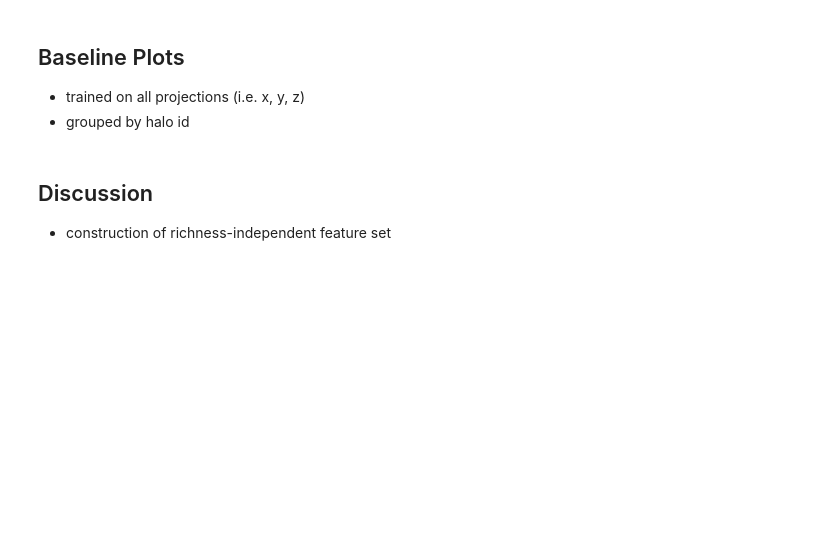
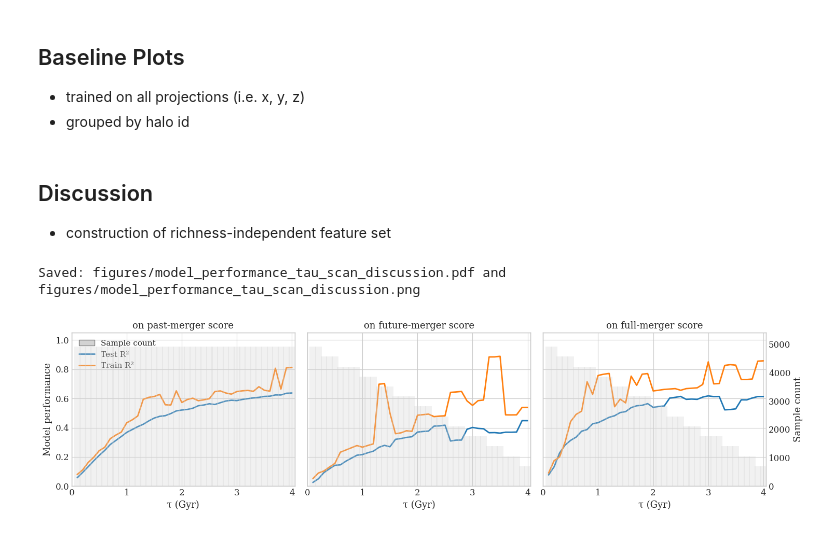
Before and after one commit to KK-cloudhub/merger_trace, a Jupyter notebook: notebooks/plot/plot_tau_scan.ipynb, the cells around one changed output. Saved outputs shown, nothing was run; the diff lists cells and outputs as text; code cells hidden in the pictures; blank space fills up the shorter version.

```diff
--- a/notebooks/plot/plot_tau_scan.ipynb
+++ b/notebooks/plot/plot_tau_scan.ipynb
@@ -438,9 +441,9 @@ def save_figure(fig, filename, dpi=300):
 # Load data
 base_path = "plot_data/phase-space/"
 files = {
-    "on past-merger score": base_path + "tau_scan_rotation_discussion_pre.csv",
-    "on future-merger score": base_path + "tau_scan_rotation_discussion_post.csv",
-    "on full-merger score": base_path + "tau_scan_rotation_discussion_all.csv"
+    "past-merger score": base_path + "tau_scan_rotation_discussion_pre.csv",
+    "future-merger score": base_path + "tau_scan_rotation_discussion_post.csv",
+    "full-merger score": base_path + "tau_scan_rotation_discussion_all.csv"
 }
 dfs = {label: pd.read_csv(path) for label, path in files.items()}
 
@@ -477,30 +480,33 @@ for i, (ax, (title, df)) in enumerate(zip(axes, dfs.items())):
 
 
     # Only last subplot shows ticks and label
     if i < 2:
         ax_bar.set_yticks([])
         ax_bar.set_ylabel("")
         ax_bar.tick_params(right=False)
     else:
         ax_bar.set_ylabel("Sample count")
 
     # Formatting
     ax.set_title(f"on {title}")
     ax.set_xlim(0, 4.05)
     ax.set_ylim(0, 1.05)
     ax.set_xticks([0, 1, 2, 3, 4])
     ax.set_xlabel("τ (Gyr)")
     if i == 0:
         ax.set_ylabel("Model performance")
 # Custom legend
 custom_legend = [
     Patch(facecolor="lightgray", edgecolor="gray", label="Sample count"),
     plt.Line2D([], [], color=colors["Test R²"], lw=2, label="Test R²"),
     plt.Line2D([], [], color=colors["Train R²"], lw=2, label="Train R²")
 ]
 axes[0].legend(handles=custom_legend, loc="upper left")
 
 # Save and show
 plt.tight_layout()
 save_figure(plt.gcf(), "model_performance_tau_scan_discussion")
 plt.show()
+# %% [output]
+Saved: figures/model_performance_tau_scan_discussion.pdf and figures/model_performance_tau_scan_discussion.png
+[figure, added]
```
Also changed, not shown: parts of 1 cell of this notebook, 17 other files.
